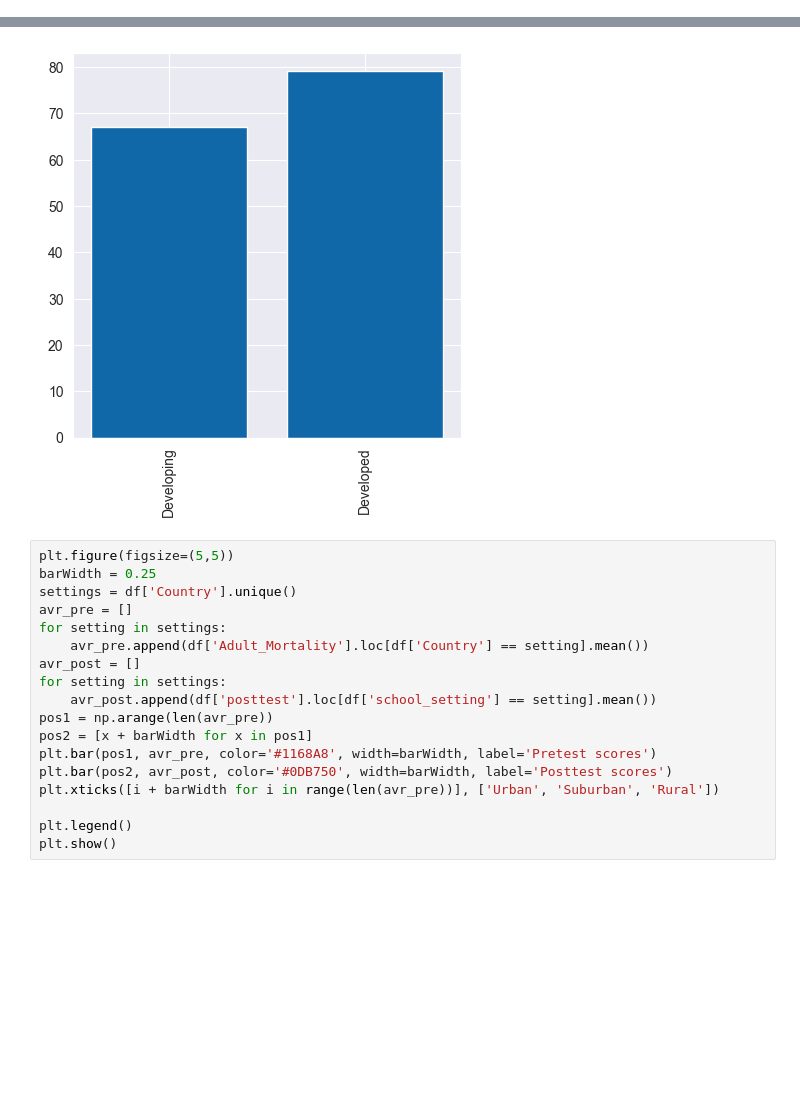
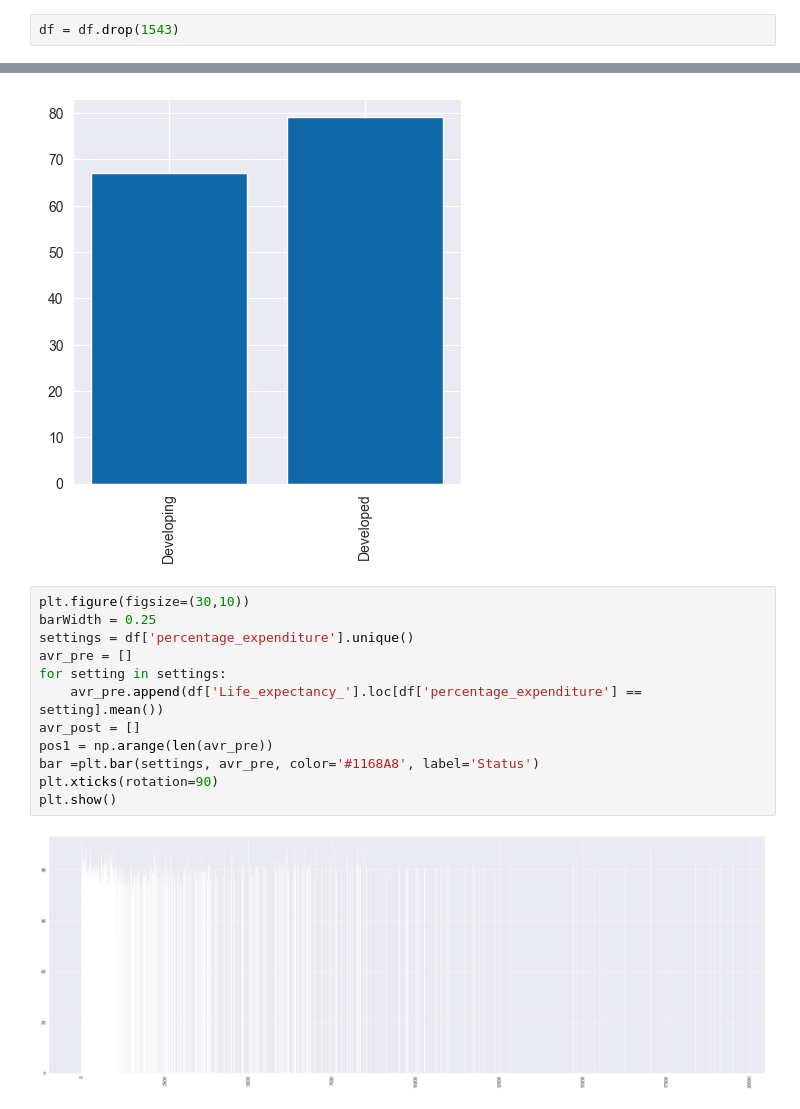
Before and after one commit to LlirikOknessu/MachineLearningCourseLabs, a Jupyter notebook: Kozlova/Analyze.ver2.ipynb, the cells around one changed output, grey strips where cells are left out. Saved outputs shown, nothing was run; the diff lists cells and outputs as text; blank space fills up the shorter version.

```diff
--- a/Kozlova/Analyze.ver2.ipynb
+++ b/Kozlova/Analyze.ver2.ipynb
@@ -245,6 +249,8 @@ df.loc[df['Life_expectancy_'].isnull()]
 | 2053 | San Marino | 2013 | Developing | NaN | NaN | 0 | 0.01 | ... |
 | 2521 | Tuvalu | 2013 | Developing | NaN | NaN | 0 | 0.01 | ... |
 8 rows × 22 columns
+# %%
+df = df.drop(1543)
 # %%
 df = df.drop(1604)
 # %%
@@ -277,20 +283,16 @@ plt.show()
 AttributeError: 'str' object has no attribute 'get_height'
 [figure]
 # %%
-plt.figure(figsize=(5,5))
+plt.figure(figsize=(30,10))
 barWidth = 0.25
-settings = df['Country'].unique()
+settings = df['percentage_expenditure'].unique()
 avr_pre = []
 for setting in settings:
-    avr_pre.append(df['Adult_Mortality'].loc[df['Country'] == setting].mean())
+    avr_pre.append(df['Life_expectancy_'].loc[df['percentage_expenditure'] == setting].mean())
 avr_post = []
-for setting in settings:
-    avr_post.append(df['posttest'].loc[df['school_setting'] == setting].mean())
 pos1 = np.arange(len(avr_pre))
-pos2 = [x + barWidth for x in pos1]
-plt.bar(pos1, avr_pre, color='#1168A8', width=barWidth, label='Pretest scores')
-plt.bar(pos2, avr_post, color='#0DB750', width=barWidth, label='Posttest scores')
-plt.xticks([i + barWidth for i in range(len(avr_pre))], ['Urban', 'Suburban', 'Rural'])
-
-plt.legend()
+bar =plt.bar(settings, avr_pre, color='#1168A8', label='Status')
+plt.xticks(rotation=90)
 plt.show()
+# %% [output]
+[figure, added]
```
Also changed, not shown: parts of 3 cells of this notebook, 1 other file.
